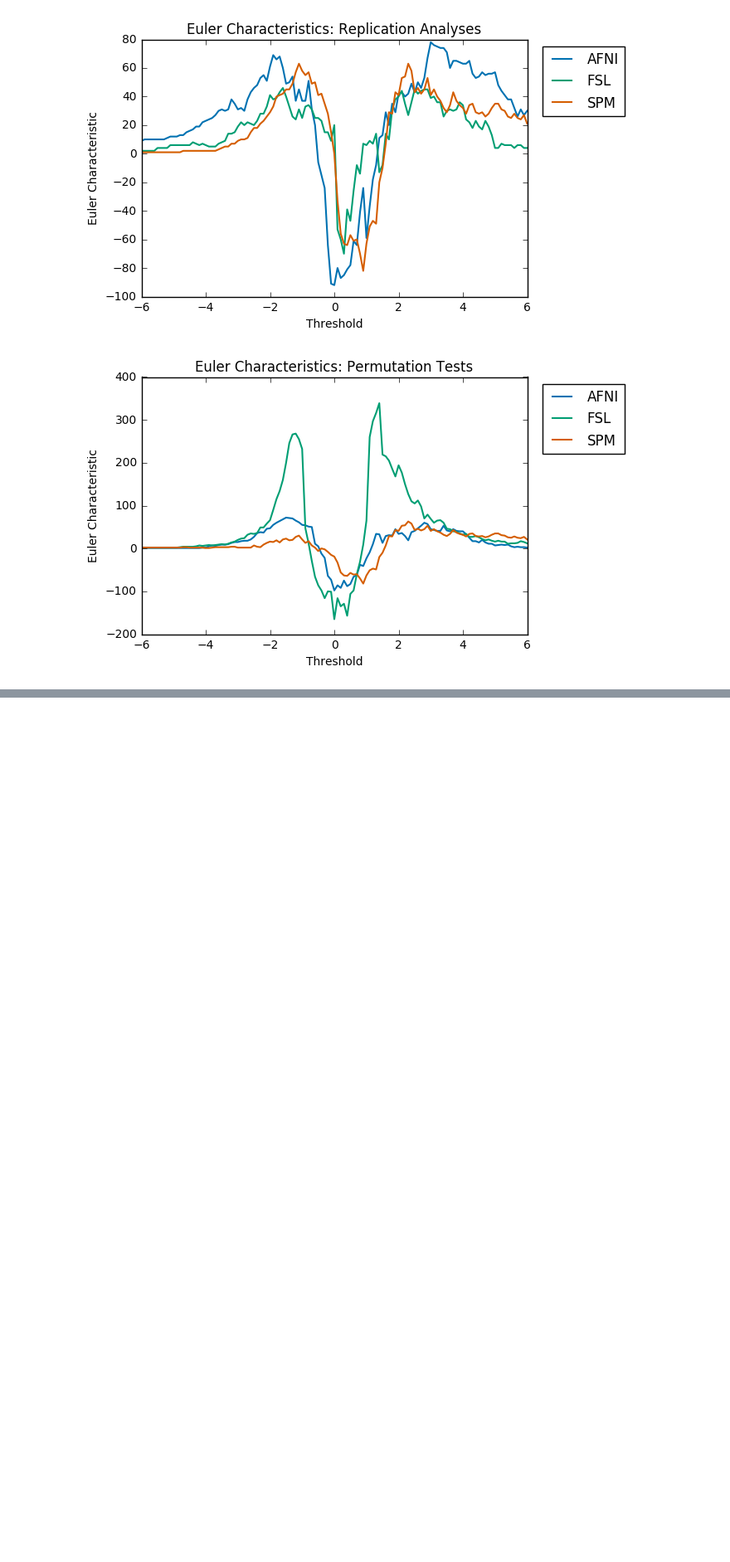
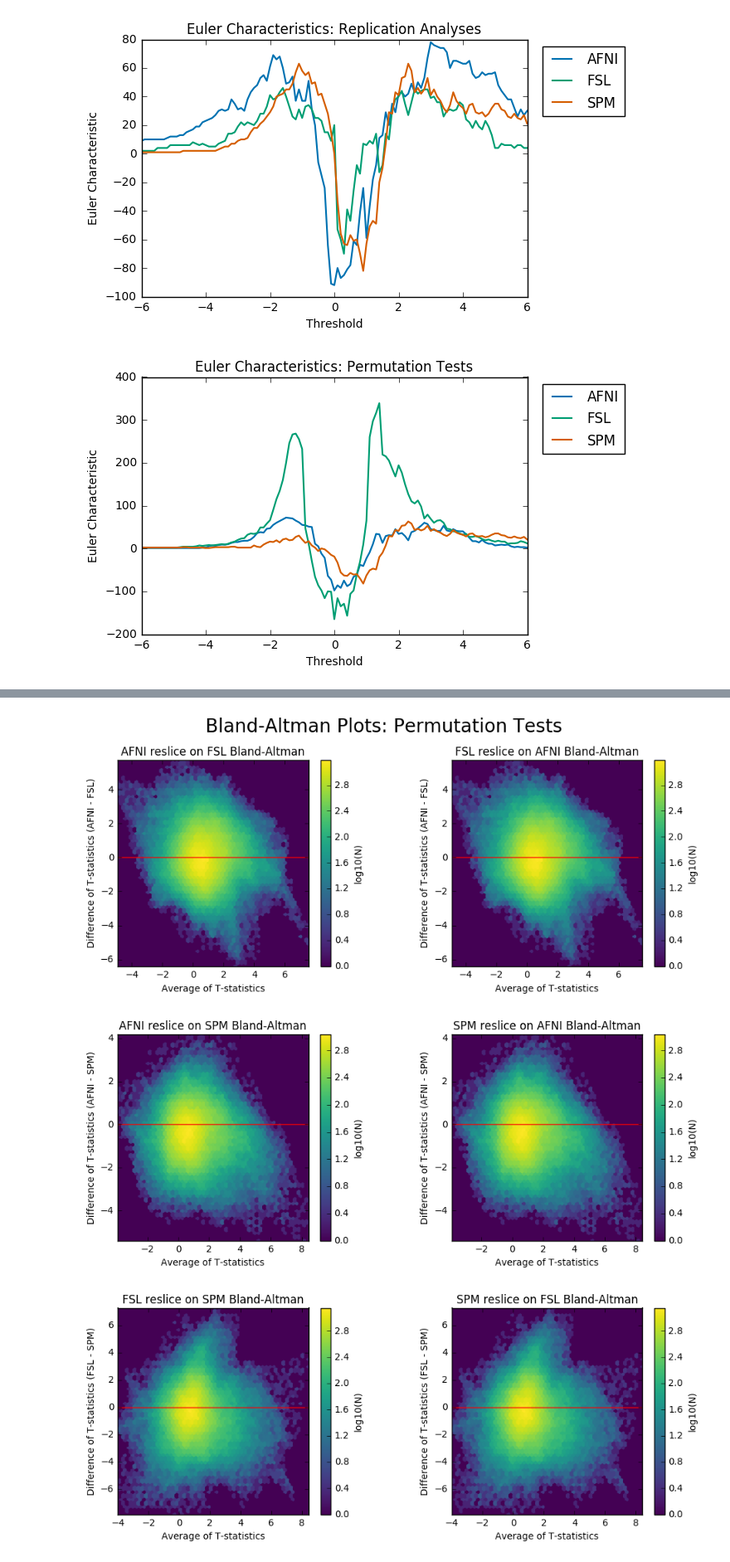
Before and after one commit to NISOx-BDI/Software_Comparison, a Jupyter notebook: ds109_notebook.ipynb, the cells around one changed output, grey strips where cells are left out. Shown at 83% size. Cells and saved outputs as stored; diff of their text form; code cells hidden in the pictures; blank space fills up the shorter version.

```diff
--- a/ds109_notebook.ipynb
+++ b/ds109_notebook.ipynb
@@ -261,13 +267,13 @@ fsl_reslice_spm = './input/' + study + '/fsl_reslice_spm.nii.gz'
 fsl_reslice_spm_pos_exc = './input/' + study + '/fsl_reslice_spm_pos_exc.nii.gz'
 fsl_reslice_spm_neg_exc = './input/' + study + '/fsl_reslice_spm_neg_exc.nii.gz'
 
-# Euler Characteristics
+# *** Euler Characteristics
 afni_euler_chars = pd.read_csv('./input/' + study + '/afni_euler_chars.csv', header=None, names=['Threshold','AFNI EC'])
 fsl_euler_chars = pd.read_csv('./input/' + study + '/fsl_euler_chars.csv', usecols=[1], header=None, names=['FSL EC'])
 spm_euler_chars = pd.read_csv('./input/' + study + '/spm_euler_chars.csv', usecols=[1], header=None, names=['SPM EC'])
 euler_chars = pd.concat([afni_euler_chars, fsl_euler_chars, spm_euler_chars], axis=1)
 
-# Permutation Test images
+# *** Permutation Test images
 afni_perm = './input/' + study + '/afni_perm.nii.gz'
 afni_perm_pos_exc = './input/' + study + '/afni_perm_exc_set_pos.nii.gz'
 afni_perm_mask = './input/' + study + '/afni_mask_perm.nii.gz'
@@ -277,13 +283,34 @@ fsl_perm_neg_exc = './input/' + study + '/fsl_perm_exc_set_neg.nii.gz'
 spm_perm = './input/' + study + '/spm_perm.nii.gz'
 spm_perm_pos_exc = './input/' + study + '/spm_perm_exc_set_pos.nii.gz'
 
-
 perm_exc_sets = dict()
 perm_exc_sets["spm permutation"] = (spm_mask_file, spm_perm_pos_exc, spm_perm)
 perm_exc_sets["fsl permutation"] = (fsl_mask_file, (fsl_perm_pos_exc, fsl_perm_neg_exc), fsl_perm)
 perm_exc_sets["afni permutation"] = (afni_perm_mask, afni_perm_pos_exc, afni_perm)
 
-# Permutation Test Euler Characteristics
+# *** Permutation Test Resliced images
+# FSL resliced onto AFNI
+afni_fsl_reslice_perm = './input/' + study + '/afni_fsl_reslice_perm.nii.gz'
+afni_fsl_reslice_pos_exc_perm = './input/' + study + '/afni_fsl_reslice_pos_exc_perm.nii.gz'
+# AFNI resliced onto FSL
+afni_reslice_fsl_perm = './input/' + study + '/afni_reslice_fsl_perm.nii.gz'
+afni_reslice_fsl_pos_exc_perm = './input/' + study + '/afni_reslice_fsl_pos_exc_perm.nii.gz'
+
+# SPM resliced onto AFNI
+afni_spm_reslice_perm = './input/' + study + '/afni_spm_reslice_perm.nii.gz'
+afni_spm_reslice_pos_exc_perm = './input/' + study + '/afni_spm_reslice_pos_exc_perm.nii.gz'
+# AFNI resliced onto SPM
+afni_reslice_spm_perm = './input/' + study + '/afni_reslice_spm_perm.nii.gz'
+afni_reslice_spm_pos_exc_perm = './input/' + study + '/afni_reslice_spm_pos_exc_perm.nii.gz'
+
+# SPM resliced onto FSL
+fsl_spm_reslice_perm  = './input/' + study + '/fsl_spm_reslice_perm.nii.gz'
+fsl_spm_reslice_pos_exc_perm = './input/' + study + '/fsl_spm_reslice_pos_exc_perm.nii.gz'
+# FSL resliced onto SPM
+fsl_reslice_spm_perm = './input/' + study + '/fsl_reslice_spm_perm.nii.gz'
+fsl_reslice_spm_pos_exc_perm = './input/' + study + '/fsl_reslice_spm_pos_exc_perm.nii.gz'
+
+# *** Permutation Test Euler Characteristics
 afni_perm_euler_chars = pd.read_csv('./input/' + study + '/afni_perm_euler_chars.csv', header=None, names=['Threshold','AFNI EC'])
 fsl_perm_euler_chars = pd.read_csv('./input/' + study + '/fsl_perm_euler_chars.csv', usecols=[1], header=None, names=['FSL EC'])
 spm_perm_euler_chars = pd.read_csv('./input/' + study + '/spm_perm_euler_chars.csv', usecols=[1], header=None, names=['SPM EC'])
@@ -358,5 +385,14 @@ bland_altman.bland_altman(afni_stat_file, spm_stat_file,
 [figure]
 [figure]
+# %%
+bland_altman.bland_altman('Bland-Altman Plots: Permutation Tests', afni_perm, spm_perm,
+             afni_reslice_spm_perm, afni_spm_reslice_perm,
+             fsl_perm, fsl_reslice_spm_perm,
+             afni_fsl_reslice_perm, afni_reslice_fsl_perm, fsl_spm_reslice_perm)
+# %% [output]
+[figure, added]
+[figure, added]
+[figure, added]
 # %%
 from lib import dice
 reload(dice)
```
Also changed, not shown: parts of 3 cells of this notebook, 4 other files.
